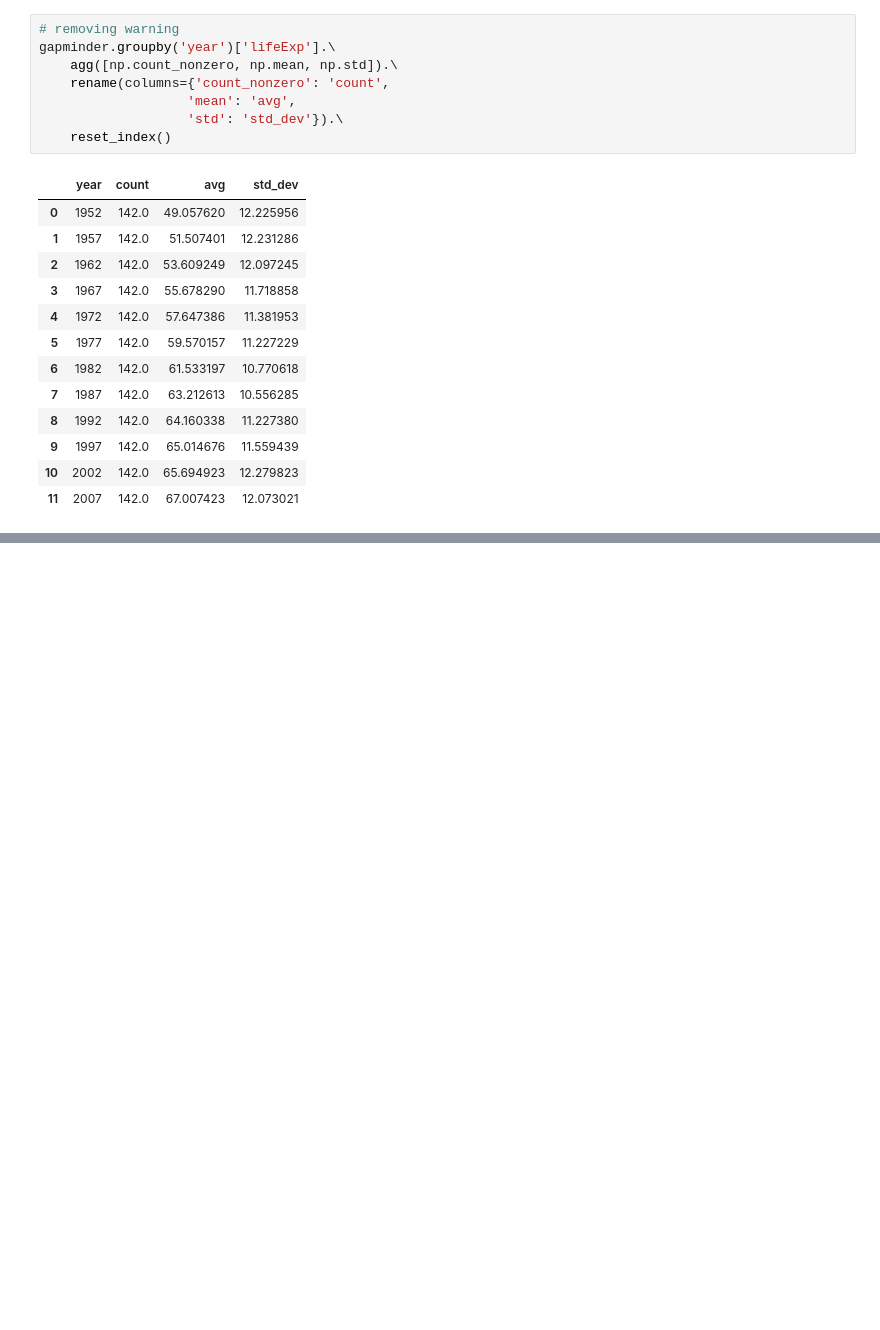
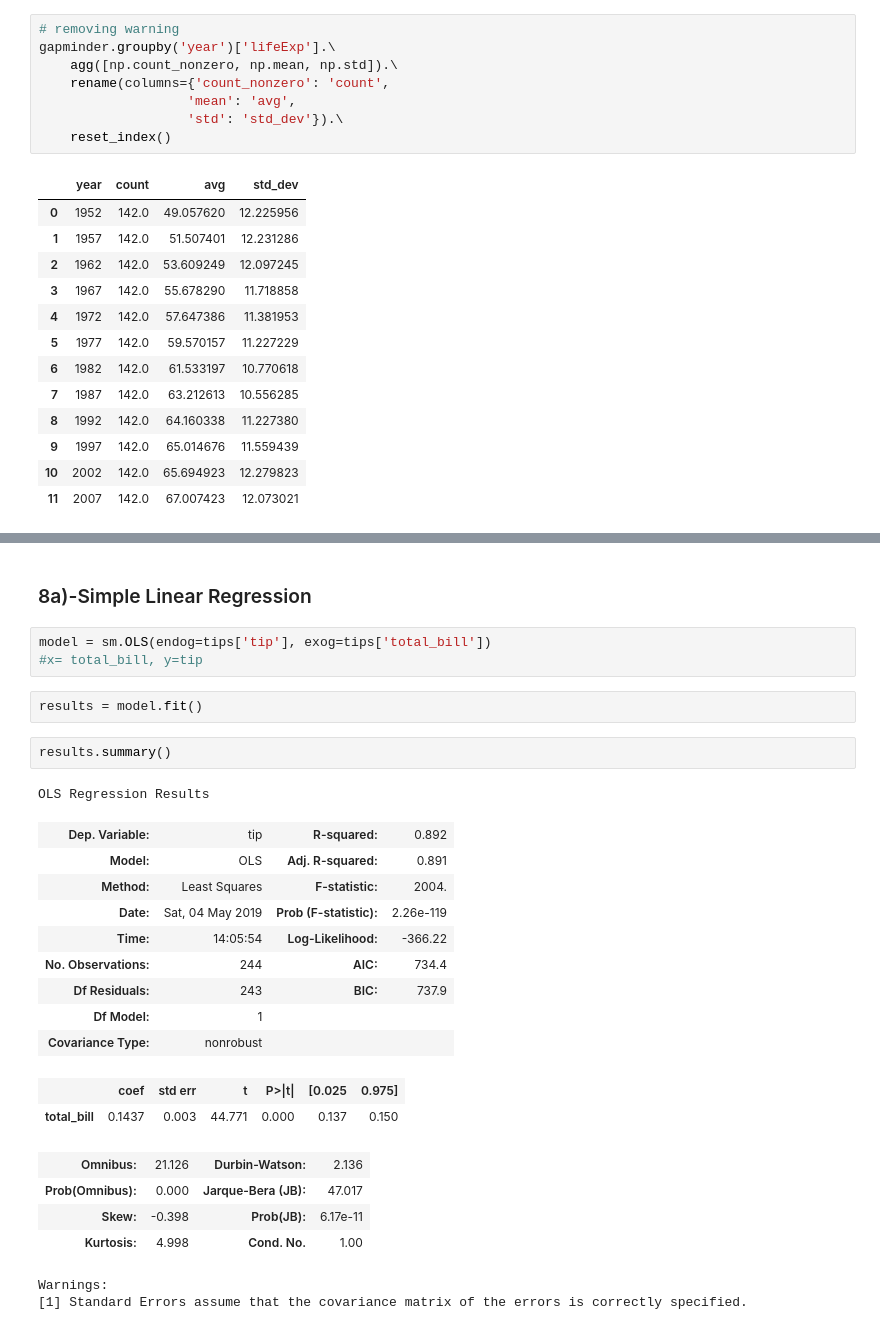
Before and after one commit to HassanSherwani/Data_Analysis_Pandas, a Jupyter notebook: Working_with_pandas(Intro_2_model).ipynb, the cells around one changed output, grey strips where cells are left out. Cells and saved outputs as stored; diff of their text form; blank space fills up the shorter version.

```diff
--- a/Working_with_pandas(Intro_2_model).ipynb
+++ b/Working_with_pandas(Intro_2_model).ipynb
@@ -1664,0 +1691,28 @@ gapminder.groupby('year')['lifeExp'].\
+# %% [markdown]
+### 8a)-Simple Linear Regression
+# %%
+model = sm.OLS(endog=tips['tip'], exog=tips['total_bill'])
+#x= total_bill, y=tip
+# %%
+results = model.fit()
+# %%
+results.summary()
+# %% [output]
+OLS Regression Results
+| Dep. Variable: | tip | R-squared: | 0.892 |
+| Model: | OLS | Adj. R-squared: | 0.891 |
+| Method: | Least Squares | F-statistic: | 2004. |
+| Date: | Sat, 04 May 2019 | Prob (F-statistic): | 2.26e-119 |
+| Time: | 14:05:54 | Log-Likelihood: | -366.22 |
+| No. Observations: | 244 | AIC: | 734.4 |
+| Df Residuals: | 243 | BIC: | 737.9 |
+| Df Model: | 1 |  |  |
+| Covariance Type: | nonrobust |  |  |
+|  | coef | std err | t | P>|t| | [0.025 | 0.975] |
+| total_bill | 0.1437 | 0.003 | 44.771 | 0.000 | 0.137 | 0.150 |
+| Omnibus: | 21.126 | Durbin-Watson: | 2.136 |
+| Prob(Omnibus): | 0.000 | Jarque-Bera (JB): | 47.017 |
+| Skew: | -0.398 | Prob(JB): | 6.17e-11 |
+| Kurtosis: | 4.998 | Cond. No. | 1.00 |
+Warnings:
+[1] Standard Errors assume that the covariance matrix of the errors is correctly specified.
```
Also changed, not shown: parts of 31 cells of this notebook.
